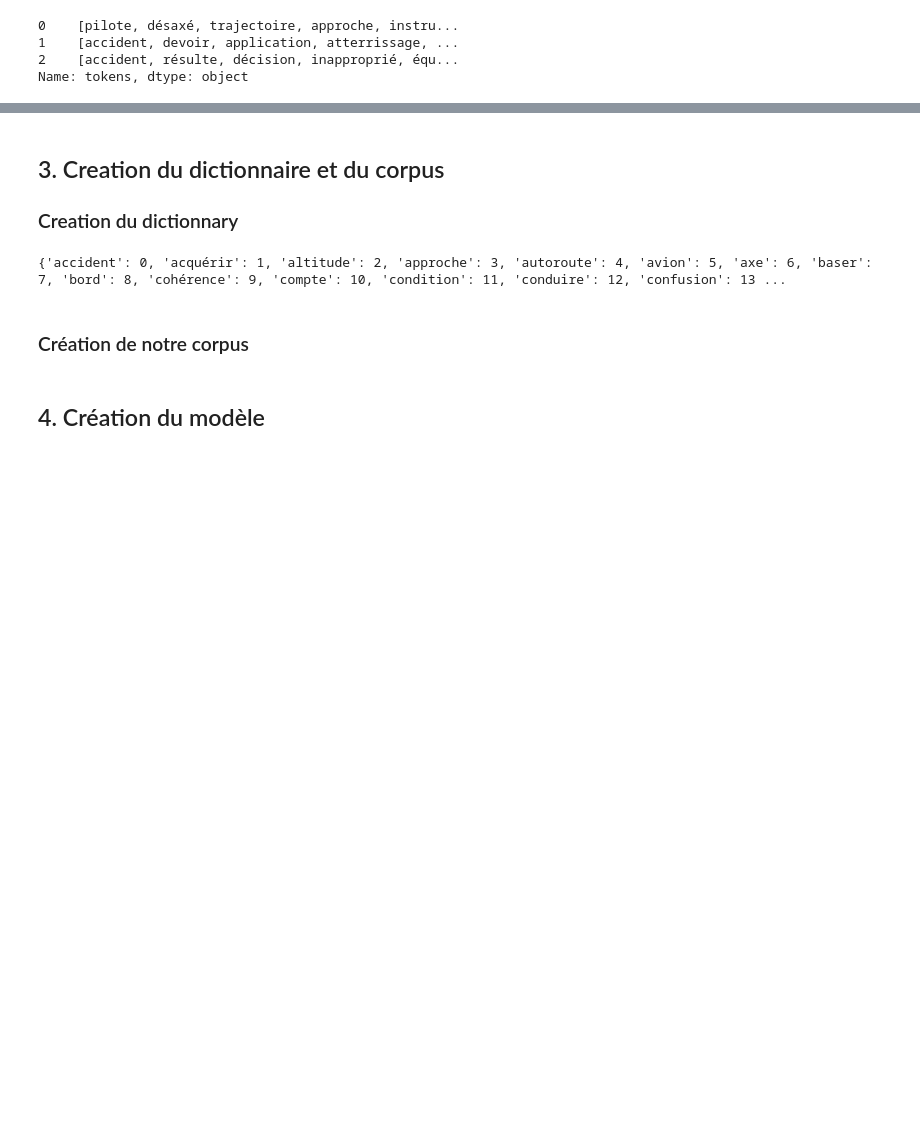
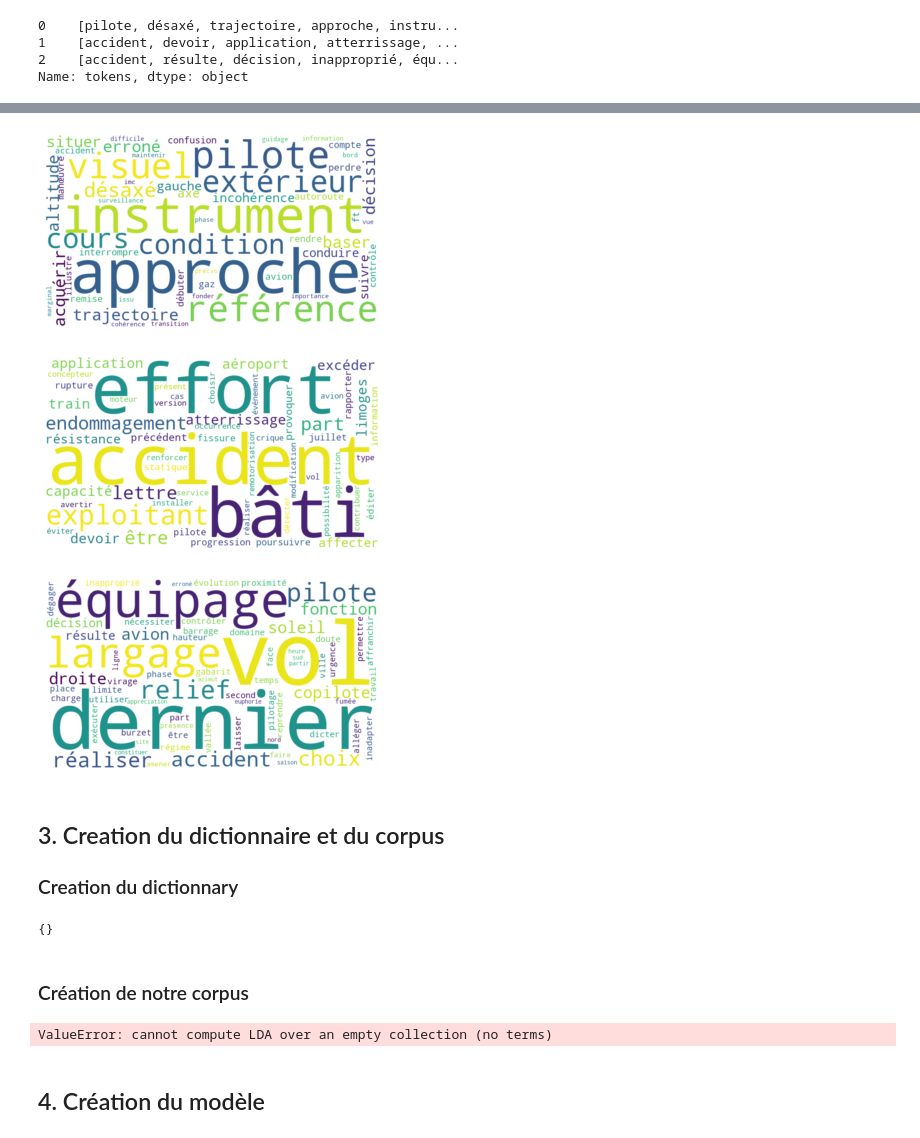
Before and after one commit to IbrahimOued/NLP-1-rattrapage-UVBF, a Jupyter notebook: nlp1_rattrapage/notebook.ipynb, the cells around one changed output, grey strips where cells are left out. Cells and saved outputs as stored; diff of their text form; code cells hidden in the pictures; blank space fills up the shorter version.

```diff
--- a/nlp1_rattrapage/notebook.ipynb
+++ b/nlp1_rattrapage/notebook.ipynb
@@ -129,18 +119,38 @@ Name: tokens, dtype: object
+# %%
+import matplotlib.pyplot as plt
+for doc in df['tokens']:
+        frequency_dist = nltk.FreqDist(doc)
+        wcloud = WordCloud(width=800, height=460,
+                background_color='white',
+                random_state=0).generate_from_frequencies(frequency_dist)
+        # plotting du wordcloud
+        plt.imshow(wcloud, interpolation="bilinear")
+        plt.axis('off')
+        (-.5, 500, 199.5, -.5)
+        plt.show()
+# %% [output]
+[figure, added]
+[figure, added]
+[figure, added]
 # %% [markdown]
 ## 3. Creation du dictionnaire et du corpus
 
 ### Creation du dictionnary
 # %%
 dictionary = Dictionary(df['tokens'])
-# dictionary.filter_extremes(no_below=5, no_above=0.5, keep_n=1000)
+dictionary.filter_extremes(no_below=5, no_above=0.5)
 print(dictionary.token2id)
 # %% [output]
-{'accident': 0, 'acquérir': 1, 'altitude': 2, 'approche': 3, 'autoroute': 4, 'avion': 5, 'axe': 6, 'baser': 7, 'bord': 8, 'cohérence': 9, 'compte': 10, 'condition': 11, 'conduire': 12, 'confusion': 13 ...
+{}
 # %% [markdown]
 ### Création de notre corpus
 # %%
 corpus = [dictionary.doc2bow(doc) for doc in df['tokens']]
+
 lda_model = LdaMulticore(corpus=corpus, id2word=dictionary, num_topics=5, workers = 4, passes=10)
+corpus
+# %% [output]
+ValueError: cannot compute LDA over an empty collection (no terms)
 # %% [markdown]
 ## 4. Création du modèle
 # %% [markdown]
```
Also changed, not shown: parts of 21 cells of this notebook, 3 other files.
